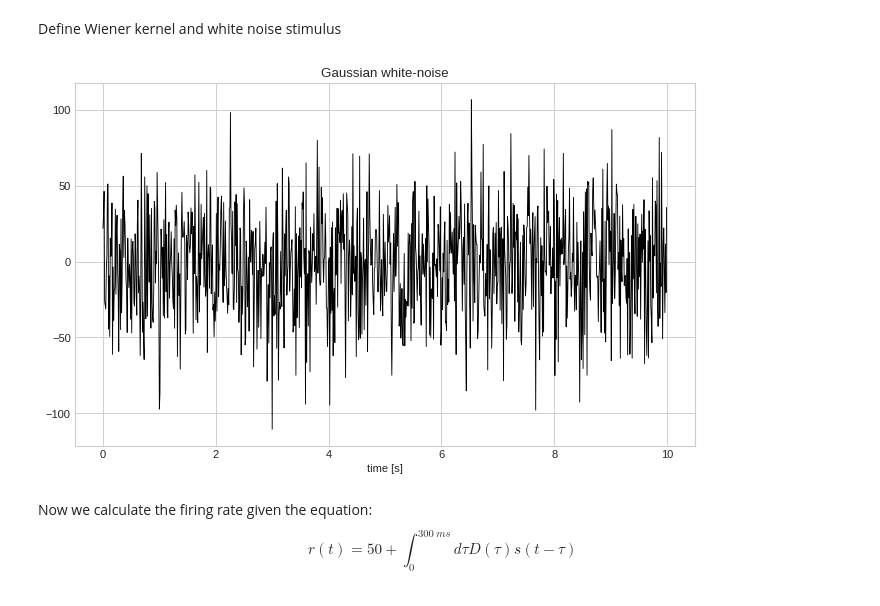
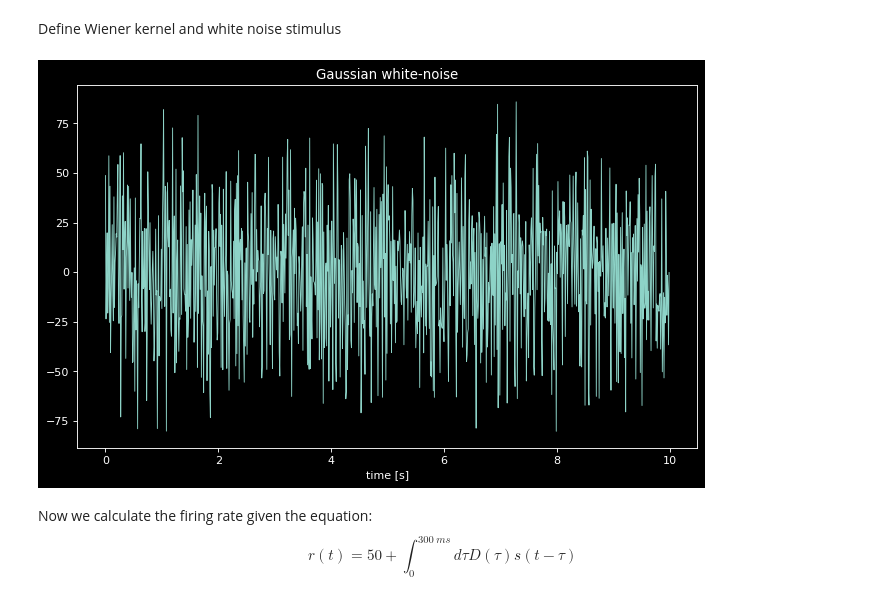
Before and after one commit to platycristate/computational-neuroscience, a Jupyter notebook: chapter2/C2.ipynb, the cells around one changed output. Cells and saved outputs as stored; diff of their text form; code cells hidden in the pictures.

```diff
--- a/chapter2/C2.ipynb
+++ b/chapter2/C2.ipynb
@@ -17,29 +17,28 @@ import numpy as np
 import matplotlib.pyplot as plt
 from scipy.io import loadmat
 from spike_generator import *
-plt.style.use('seaborn-whitegrid')
+plt.style.use('dark_background')
 plt.rcParams['figure.figsize'] = [10.0, 6.0]
 plt.rcParams['figure.dpi'] = 80
 plt.rcParams['lines.linewidth'] = 0.8
-%matplotlib notebook
 # %% [markdown]
 Define Wiener kernel and white noise stimulus
 # %%
 def D(τ):
     return -1000*np.cos(2*np.pi*(τ - 0.02)/0.14)*np.exp(-τ/0.06)
 
 time = 10
 Δt = 0.01
 σ = np.sqrt(10)
 var = σ**2 / Δt
 
 time_vec = np.arange(0, 10, Δt)
 wn_stim = np.random.normal(loc=0, scale=np.sqrt(var), size=int(time/Δt))
-plt.plot(time_vec, wn_stim, 'k');
+plt.plot(time_vec, wn_stim);
 plt.xlabel('time [s]')
 plt.title('Gaussian white-noise');
 # %% [output]
-[figure, old version]
+[figure, new version]
 # %% [markdown]
 Now we calculate the firing rate given the equation:
 $$
```
Also changed, not shown: parts of 19 cells of this notebook, 4 other files.
